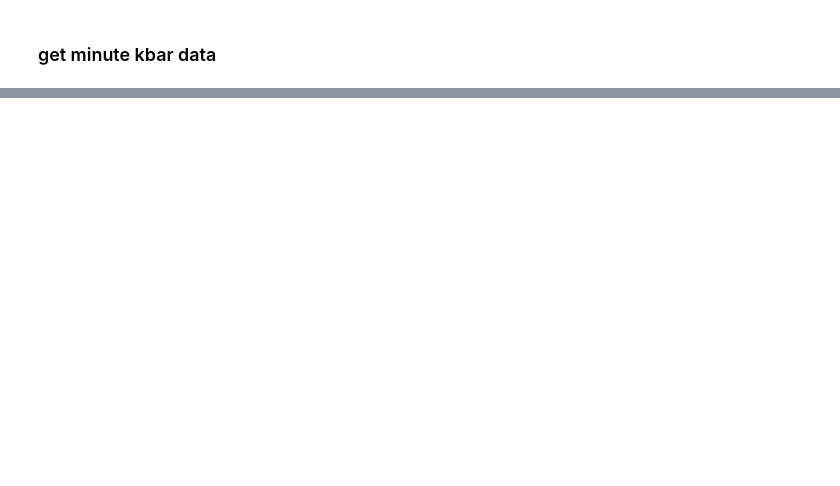
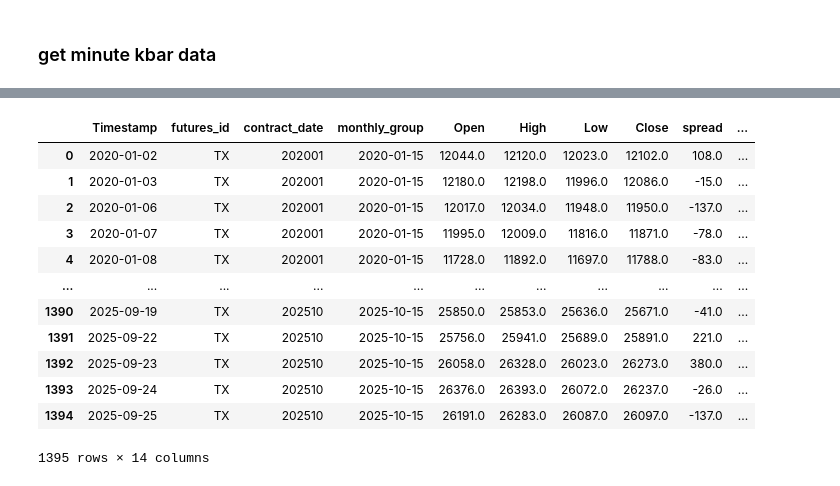
Before and after one commit to Xin95172/Quant, a Jupyter notebook: projects/CTA/學弟策略/main.ipynb, the cells around one changed output, grey strips where cells are left out. Saved outputs shown, nothing was run; the diff lists cells and outputs as text; code cells hidden in the pictures; blank space fills up the shorter version.

```diff
--- a/projects/CTA/學弟策略/main.ipynb
+++ b/projects/CTA/學弟策略/main.ipynb
@@ -192,0 +284,17 @@ signal
+# %%
+df = pd.read_csv(r"D:\Github\note\data\TX.csv")
+df
+# %% [output]
+|  | Timestamp | futures_id | contract_date | monthly_group | Open | High | Low | Close | spread | ... |
+| 0 | 2020-01-02 | TX | 202001 | 2020-01-15 | 12044.0 | 12120.0 | 12023.0 | 12102.0 | 108.0 | ... |
+| 1 | 2020-01-03 | TX | 202001 | 2020-01-15 | 12180.0 | 12198.0 | 11996.0 | 12086.0 | -15.0 | ... |
+| 2 | 2020-01-06 | TX | 202001 | 2020-01-15 | 12017.0 | 12034.0 | 11948.0 | 11950.0 | -137.0 | ... |
+| 3 | 2020-01-07 | TX | 202001 | 2020-01-15 | 11995.0 | 12009.0 | 11816.0 | 11871.0 | -78.0 | ... |
+| 4 | 2020-01-08 | TX | 202001 | 2020-01-15 | 11728.0 | 11892.0 | 11697.0 | 11788.0 | -83.0 | ... |
+| ... | ... | ... | ... | ... | ... | ... | ... | ... | ... | ... |
+| 1390 | 2025-09-19 | TX | 202510 | 2025-10-15 | 25850.0 | 25853.0 | 25636.0 | 25671.0 | -41.0 | ... |
+| 1391 | 2025-09-22 | TX | 202510 | 2025-10-15 | 25756.0 | 25941.0 | 25689.0 | 25891.0 | 221.0 | ... |
+| 1392 | 2025-09-23 | TX | 202510 | 2025-10-15 | 26058.0 | 26328.0 | 26023.0 | 26273.0 | 380.0 | ... |
+| 1393 | 2025-09-24 | TX | 202510 | 2025-10-15 | 26376.0 | 26393.0 | 26072.0 | 26237.0 | -26.0 | ... |
+| 1394 | 2025-09-25 | TX | 202510 | 2025-10-15 | 26191.0 | 26283.0 | 26087.0 | 26097.0 | -137.0 | ... |
+1395 rows × 14 columns
```
Also changed, not shown: parts of 10 cells of this notebook, 3 other files.
